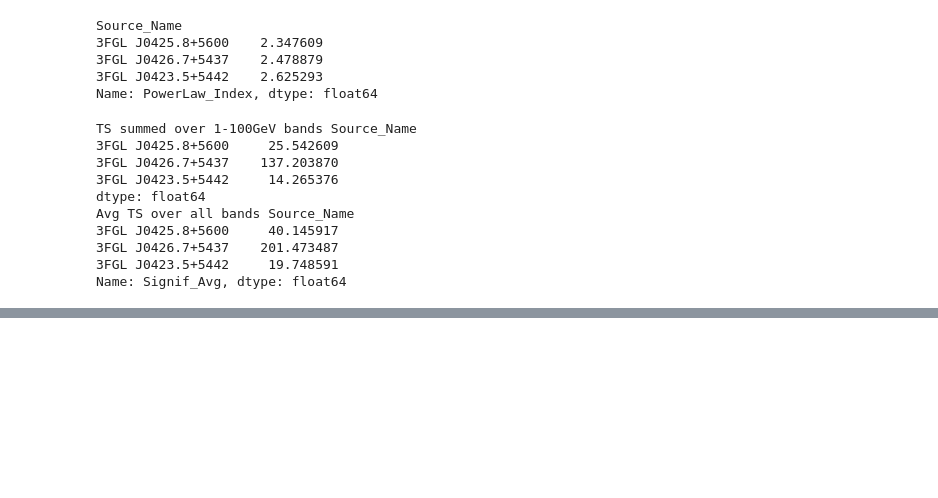
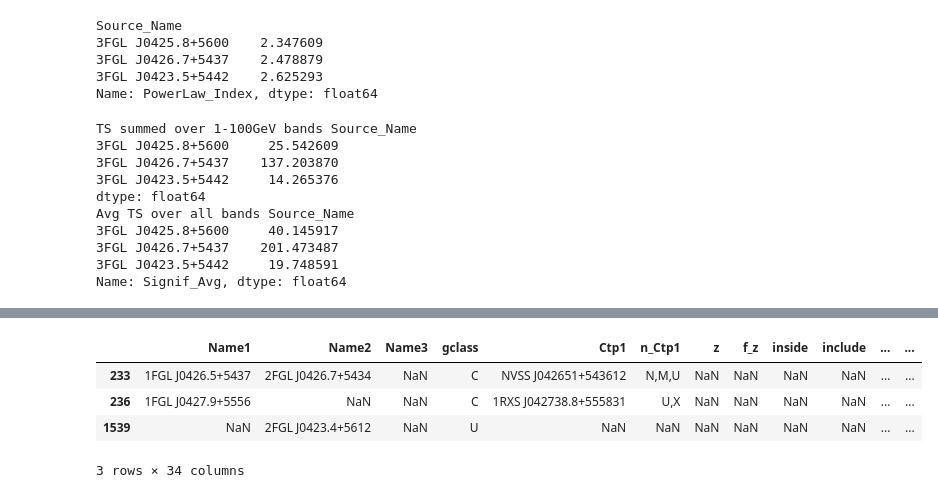
Before and after one commit to bbw7561135/ipynbs, a Jupyter notebook: G150.3+4.5.ipynb, the cells around one changed output, grey strips where cells are left out. Cells and saved outputs as stored; diff of their text form; code cells hidden in the pictures; blank space fills up the shorter version.

Commit message:
Counter part to 3FGL
-Added table with multiwavelength  counterpart info from
http://arxiv.org/pdf/1503.05556v1.pdf, specifically for the FGL sources
inside G150

```diff
--- a/G150.3+4.5.ipynb
+++ b/G150.3+4.5.ipynb
@@ -339,0 +352,3 @@ just3
+# %%
+refAssoc  = ascii.read('https://iopscience.iop.org/0067-0049/217/1/2/suppdata/apjs507551t4_mrt.txt')
+refAssocDF = refAssoc.to_pandas()
@@ -339,0 +359,13 @@ just3
+# %%
+#get the rows for the 2FGL sources
+#there's only 2, one of the 3FGL has no 2FGL/1FGL counterpart, 3FGL J0423.5+5442
+fgl2 = ['2FGL J0426.7+5434','2FGL J0423.4+5612']
+fgl1 = ['1FGL J0427.9+5556']
+fglAssoc = refAssocDF.loc[(refAssocDF.Name2.isin(fgl2)) | (refAssocDF.Name1.isin(fgl1))]
+fglAssoc
+# %% [output]
+|  | Name1 | Name2 | Name3 | gclass | Ctp1 | n_Ctp1 | z | f_z | inside | include | ... | ... |
+| 233 | 1FGL J0426.5+5437 | 2FGL J0426.7+5434 | NaN | C | NVSS J042651+543612 | N,M,U | NaN | NaN | NaN | NaN | ... | ... |
+| 236 | 1FGL J0427.9+5556 | NaN | NaN | C | 1RXS J042738.8+555831 | U,X | NaN | NaN | NaN | NaN | ... | ... |
+| 1539 | NaN | 2FGL J0423.4+5612 | NaN | U | NaN | NaN | NaN | NaN | NaN | NaN | ... | ... |
+3 rows × 34 columns
```
Also changed, not shown: parts of 6 cells of this notebook.
